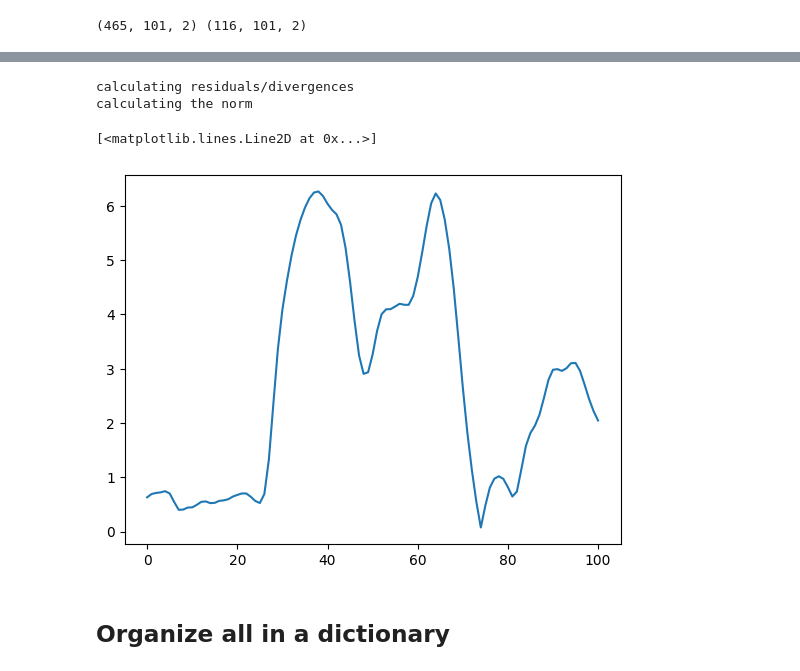
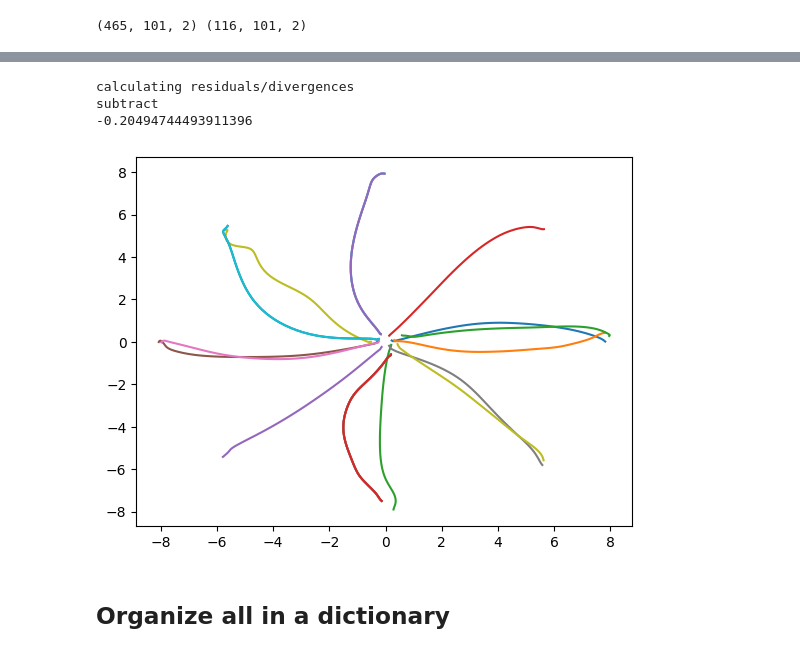
Before and after one commit to NinelK/BAND-torch, a Jupyter notebook: notebooks/pre/extract-matt_data.ipynb, the cells around one changed output, grey strips where cells are left out. Cells and saved outputs as stored; diff of their text form; code cells hidden in the pictures.

```diff
--- a/notebooks/pre/extract-matt_data.ipynb
+++ b/notebooks/pre/extract-matt_data.ipynb
@@ -40,7 +43,7 @@ experiments = [
 ]
 
 activity_key = "all_spikes"
-behaviour_key = "vel_res_1D"  # the main behavior used in training & validation
+behaviour_key = "pos_res"  # the main behavior used in training & validation
 alignment = "go"  # align to this point
 
 spike_data_dir = experiments[3]
@@ -457,6 +457,9 @@ test_epoch = np.asarray([etype(d["epoch"]) for i, d in test_df.iterrows()])
 if behaviour_key in ['vel_res', 'vel_div', 'vel_res_1D']:
     full_key = behaviour_key
     behaviour_key = 'vel'
+elif behaviour_key in ['pos_res']:
+    full_key = behaviour_key
+    behaviour_key = 'pos'
 
 train_behaviours = np.asarray(
     [
@@ -522,6 +525,11 @@ train_pos -= origin
 valid_pos -= origin
 test_pos -= origin
 
+if behaviour_key=='pos':
+    train_behaviours -= origin
+    valid_behaviours -= origin
+    test_pos -= origin
+
 train_behaviours.shape, valid_behaviours.shape, test_behaviours.shape
 res_not_calculated = True
 # %% [output]
@@ -578,15 +586,40 @@ if res_not_calculated & ((full_key == 'vel_res') or (full_key == 'vel_div') or (
         test_behaviours = vel_div['test']
     behaviour_key = full_key
     res_not_calculated = False
+
+if res_not_calculated & ((full_key == 'pos_res')):
+    print('calculating residuals/divergences')
+    avg_pos = {}
+    for data_set, td, epoch, pos in zip(['train', 'valid', 'test'],
+                            [train_target_direction, valid_target_direction, test_target_direction],
+                            [train_epoch, valid_epoch, test_epoch],
+                            [train_pos, valid_pos, test_pos]):
+        dir_index = get_target_ids(td)
+        num_conditions = len(np.unique(dir_index))
+        avg_pos[data_set] = np.zeros_like(pos)
+        for e in [0,1,2]:
+            for d in range(num_conditions):
+                avg_pos[data_set][(dir_index==d) & (epoch == e)] = np.mean(pos[(dir_index==d) & (epoch == e)], axis=0)
+
+    if full_key == 'pos_res':
+        print('subtract')
+        print(avg_pos['train'].mean())
+        train_behaviours = train_behaviours - avg_pos['train']
+        valid_behaviours = valid_behaviours - avg_pos['valid']
+        test_behaviours = test_behaviours - avg_pos['test']
+    behaviour_key = full_key
+    res_not_calculated = False
 # %% [output]
 calculating residuals/divergences
-calculating the norm
+subtract
+-0.20494744493911396
 # %%
 # plt.plot(train_behaviours[0,:,0], train_behaviours[0,:,1])
-plt.plot(train_behaviours[0,:,0])
+for t in range(20):
+    # plt.plot(*train_behaviours[t].T)
+    plt.plot(*avg_pos['train'][t].T)
 # %% [output]
-[<matplotlib.lines.Line2D at 0x...>]
-[figure, old version]
+[figure, new version]
 # %% [markdown]
 ## Organize all in a dictionary
 # %%
```
Also changed, not shown: parts of 3 cells of this notebook, 28 other files.
